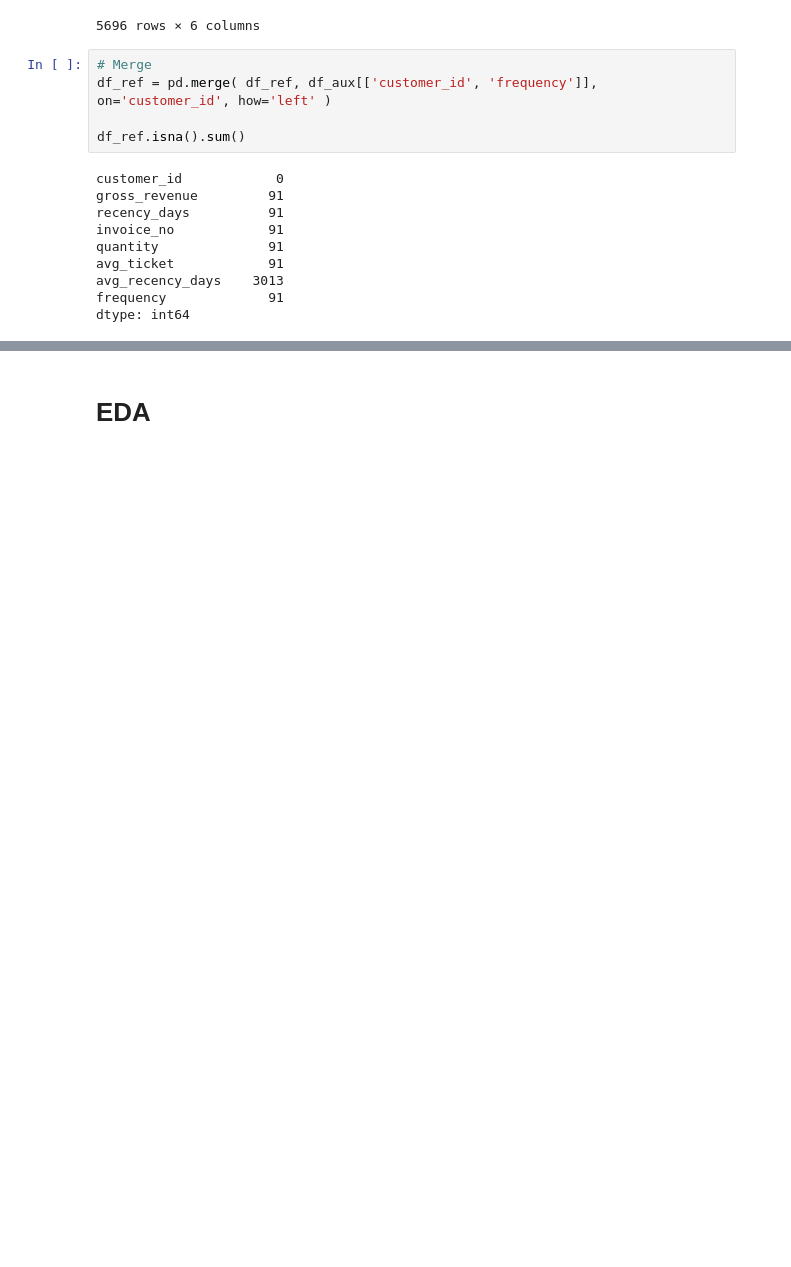
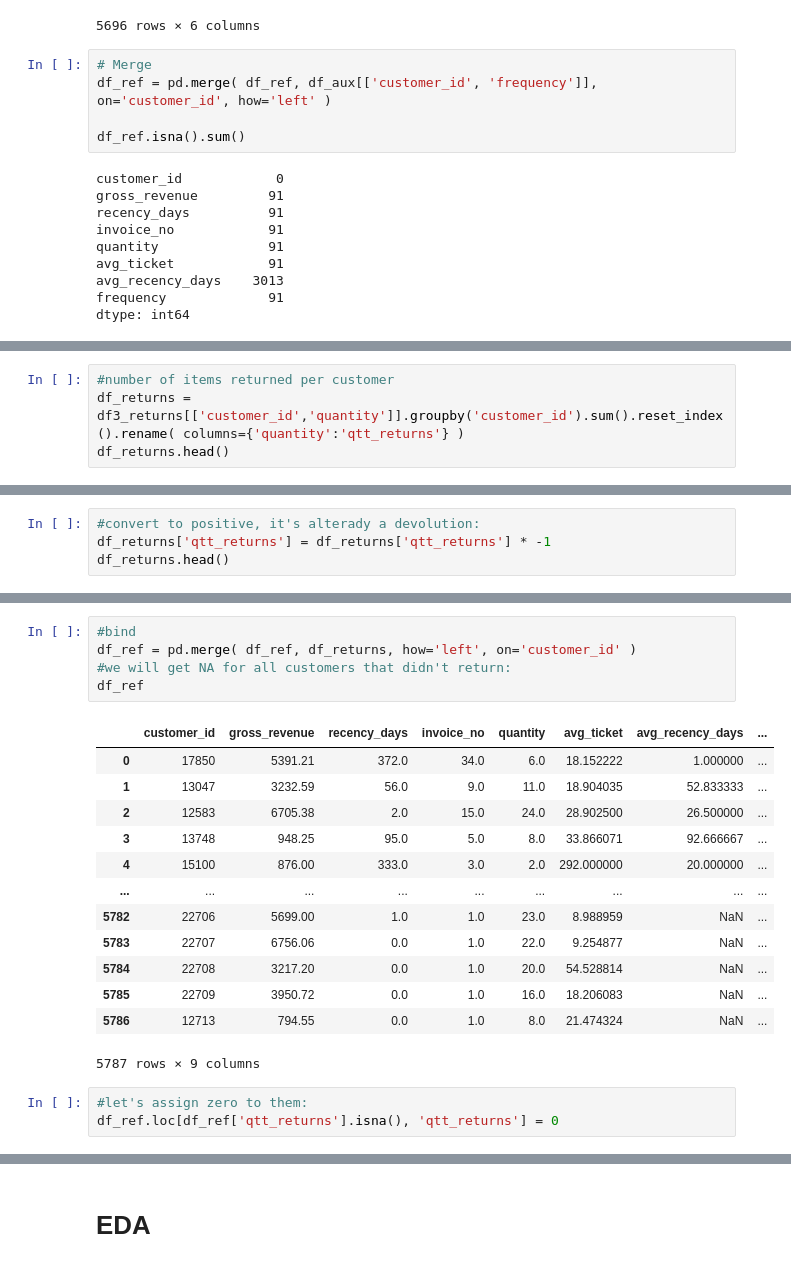
Before and after one commit to nortonvanz/Fidelity-Program, a Jupyter notebook: notebooks/4.0-nmv-end-to-end-fidelity-program-clustering.ipynb, the cells around one changed output, grey strips where cells are left out. Cells and saved outputs as stored; diff of their text form; blank space fills up the shorter version.

```diff
--- a/notebooks/4.0-nmv-end-to-end-fidelity-program-clustering.ipynb
+++ b/notebooks/4.0-nmv-end-to-end-fidelity-program-clustering.ipynb
@@ -1263,0 +1282,4 @@ dtype: int64
+# %%
+#number of items returned per customer
+df_returns = df3_returns[['customer_id','quantity']].groupby('customer_id').sum().reset_index().rename( columns={'quantity':'qtt_returns'} )
+df_returns.head()
@@ -1263,0 +1293,4 @@ dtype: int64
+# %%
+#convert to positive, it's alterady a devolution:
+df_returns['qtt_returns'] = df_returns['qtt_returns'] * -1
+df_returns.head()
@@ -1263,0 +1304,22 @@ dtype: int64
+# %%
+#bind
+df_ref = pd.merge( df_ref, df_returns, how='left', on='customer_id' )
+#we will get NA for all customers that didn't return:
+df_ref
+# %% [output]
+|  | customer_id | gross_revenue | recency_days | invoice_no | quantity | avg_ticket | avg_recency_days | ... |
+| 0 | 17850 | 5391.21 | 372.0 | 34.0 | 6.0 | 18.152222 | 1.000000 | ... |
+| 1 | 13047 | 3232.59 | 56.0 | 9.0 | 11.0 | 18.904035 | 52.833333 | ... |
+| 2 | 12583 | 6705.38 | 2.0 | 15.0 | 24.0 | 28.902500 | 26.500000 | ... |
+| 3 | 13748 | 948.25 | 95.0 | 5.0 | 8.0 | 33.866071 | 92.666667 | ... |
+| 4 | 15100 | 876.00 | 333.0 | 3.0 | 2.0 | 292.000000 | 20.000000 | ... |
+| ... | ... | ... | ... | ... | ... | ... | ... | ... |
+| 5782 | 22706 | 5699.00 | 1.0 | 1.0 | 23.0 | 8.988959 | NaN | ... |
+| 5783 | 22707 | 6756.06 | 0.0 | 1.0 | 22.0 | 9.254877 | NaN | ... |
+| 5784 | 22708 | 3217.20 | 0.0 | 1.0 | 20.0 | 54.528814 | NaN | ... |
+| 5785 | 22709 | 3950.72 | 0.0 | 1.0 | 16.0 | 18.206083 | NaN | ... |
+| 5786 | 12713 | 794.55 | 0.0 | 1.0 | 8.0 | 21.474324 | NaN | ... |
+5787 rows × 9 columns
+# %%
+#let's assign zero to them:
+df_ref.loc[df_ref['qtt_returns'].isna(), 'qtt_returns'] = 0
```
Also changed, not shown: parts of 58 cells of this notebook, 2 other files.
